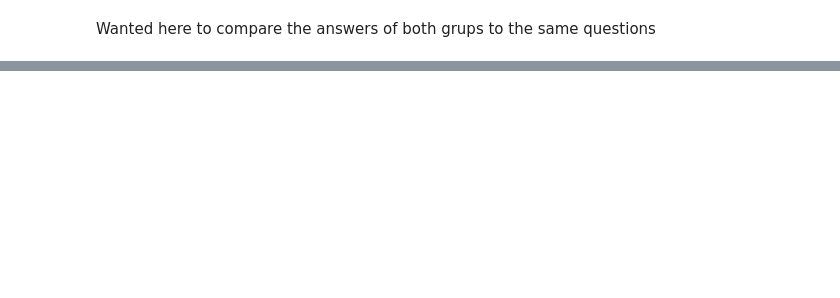
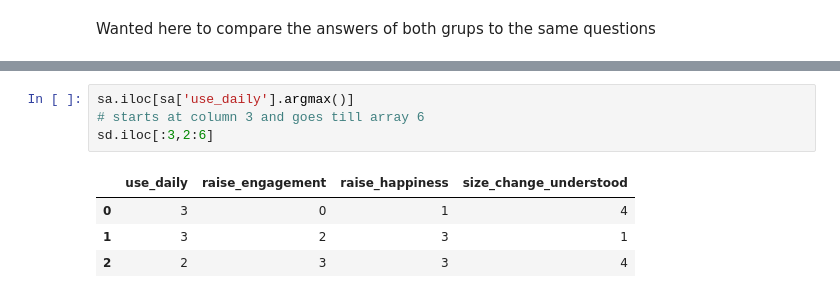
Before and after one commit to Norlez/Group-Emotion-Representation, a Jupyter notebook: survey_analysis/AnalizeSurvey.ipynb, the cells around one changed output, grey strips where cells are left out. Drawn from its saved outputs; the diff is of its cells as text; blank space fills up the shorter version.

```diff
--- a/survey_analysis/AnalizeSurvey.ipynb
+++ b/survey_analysis/AnalizeSurvey.ipynb
@@ -296,0 +254,9 @@ plt.show()
+# %%
+sa.iloc[sa['use_daily'].argmax()]
+# starts at column 3 and goes till array 6
+sd.iloc[:3,2:6]
+# %% [output]
+|  | use_daily | raise_engagement | raise_happiness | size_change_understood |
+| 0 | 3 | 0 | 1 | 4 |
+| 1 | 3 | 2 | 3 | 1 |
+| 2 | 2 | 3 | 3 | 4 |
```
Also changed, not shown: parts of 30 cells of this notebook.
